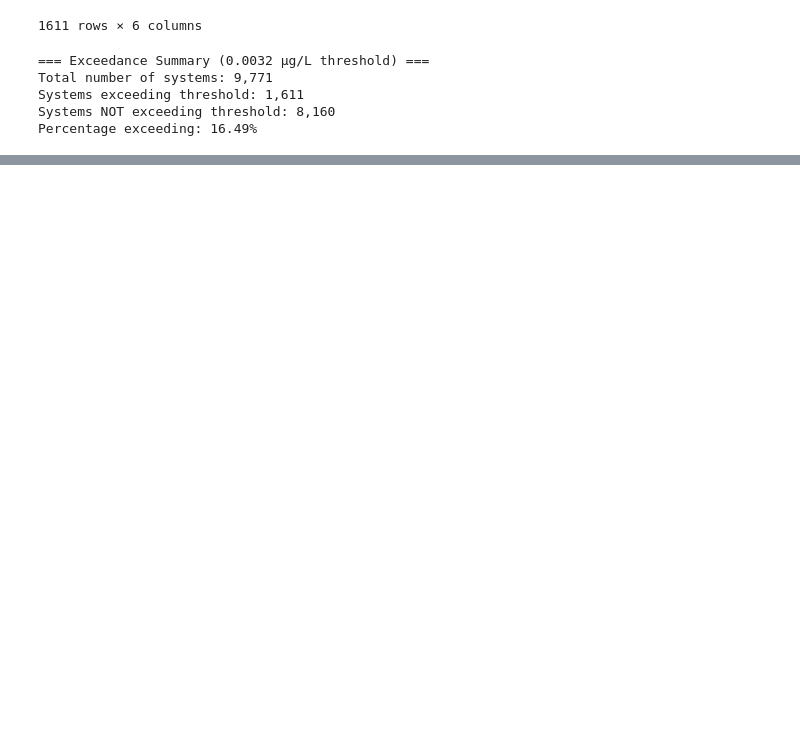
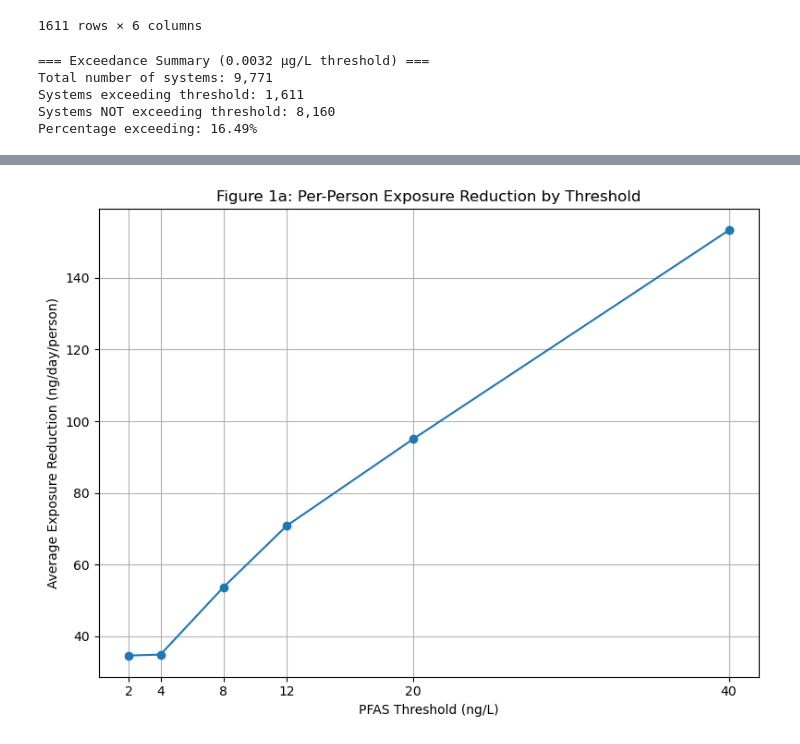
Before and after one commit to brahmee07/Pfas_water_research, a Jupyter notebook: Pfas_cost_risk_analysis.ipynb, the cells around one changed output, grey strips where cells are left out. Cells and saved outputs as stored; diff of their text form; code cells hidden in the pictures; blank space fills up the shorter version.

```diff
--- a/Pfas_cost_risk_analysis.ipynb
+++ b/Pfas_cost_risk_analysis.ipynb
@@ -428,0 +389,16 @@ Power law fit: y = 2.571e-01 * x^0.523
+# %%
+fig1a_costs = fig1_costs   # same $M values
+fig1a_exposure = [ng_day_per_person[t] for t in thresholds_ng]  # ng/day/person
+
+plt.figure(figsize=(8,6))
+plt.plot(thresholds_ng, fig1a_exposure, marker='o')
+
+plt.xlabel("PFAS Threshold (ng/L)")
+plt.ylabel("Average Exposure Reduction (ng/day/person)")
+plt.title("Figure 1a: Per-Person Exposure Reduction by Threshold")
+plt.grid(True)
+plt.xticks(thresholds_ng)
+plt.tight_layout()
+plt.show()
+# %% [output]
+[figure, added]
```
Also changed, not shown: parts of 45 cells of this notebook.
